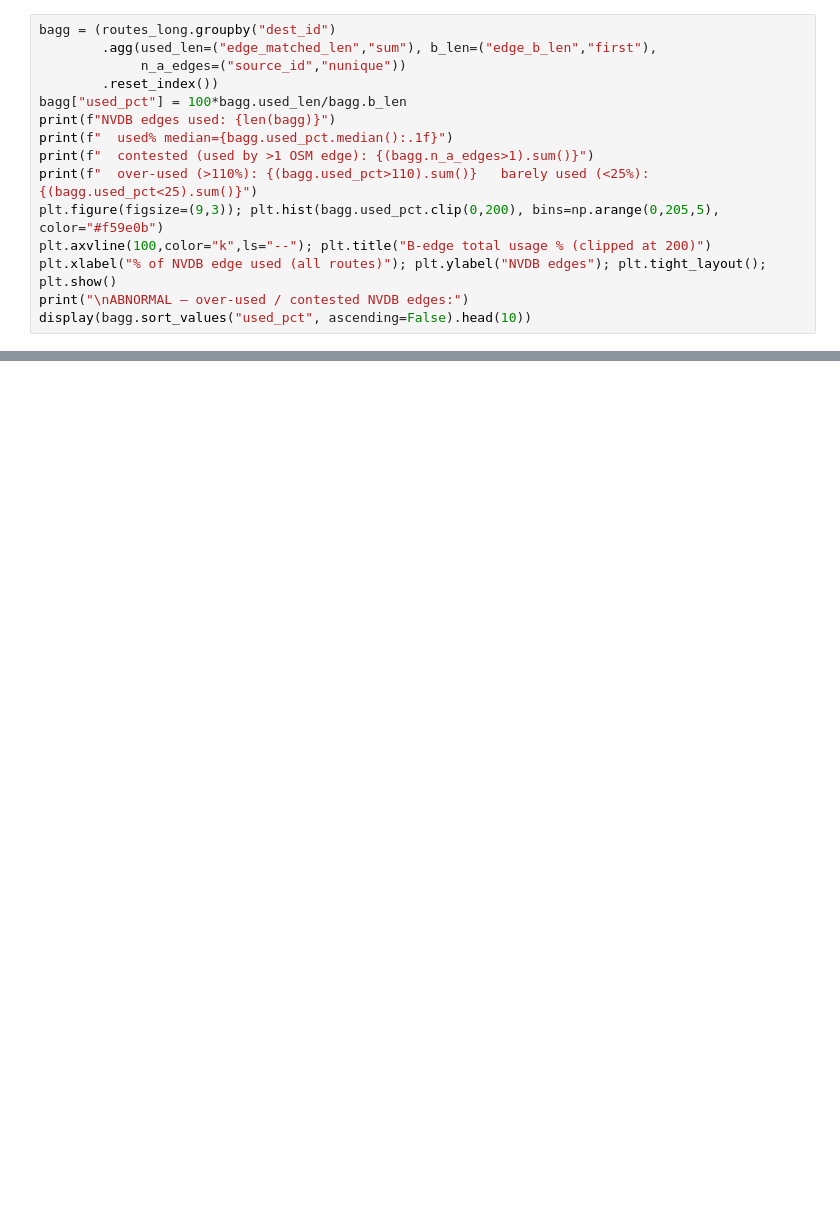
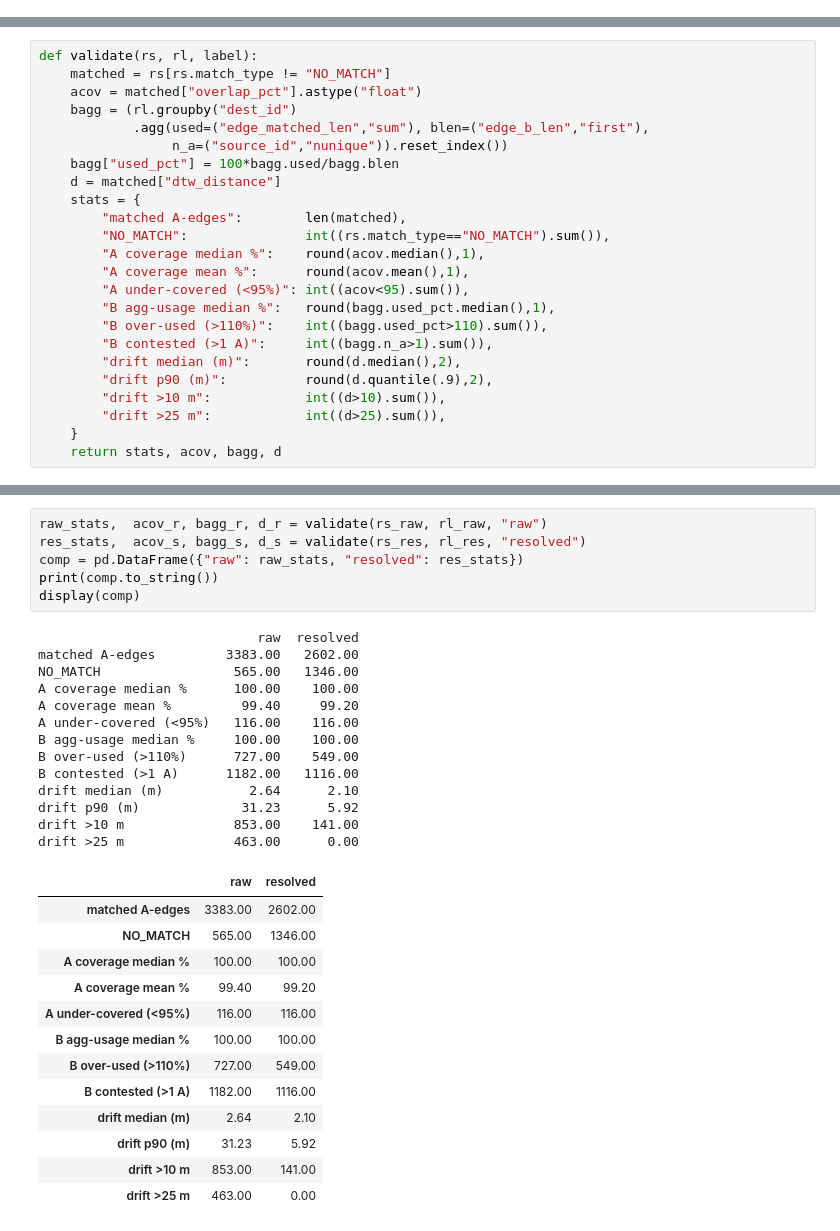
Before and after one commit to Khoshkhah/network-matching, a Jupyter notebook: notebooks/graph_dtw_validation.ipynb, the cells around one changed output, grey strips where cells are left out. Cells and saved outputs as stored; diff of their text form; blank space fills up the shorter version.

```diff
--- a/notebooks/graph_dtw_validation.ipynb
+++ b/notebooks/graph_dtw_validation.ipynb
@@ -103,15 +32,0 @@ For each NVDB edge, total matched length ÷ its length across **all** routes:
-# %%
-bagg = (routes_long.groupby("dest_id")
-        .agg(used_len=("edge_matched_len","sum"), b_len=("edge_b_len","first"),
-             n_a_edges=("source_id","nunique"))
-        .reset_index())
-bagg["used_pct"] = 100*bagg.used_len/bagg.b_len
-print(f"NVDB edges used: {len(bagg)}")
-print(f"  used% median={bagg.used_pct.median():.1f}")
-print(f"  contested (used by >1 OSM edge): {(bagg.n_a_edges>1).sum()}")
-print(f"  over-used (>110%): {(bagg.used_pct>110).sum()}   barely used (<25%): {(bagg.used_pct<25).sum()}")
-plt.figure(figsize=(9,3)); plt.hist(bagg.used_pct.clip(0,200), bins=np.arange(0,205,5), color="#f59e0b")
-plt.axvline(100,color="k",ls="--"); plt.title("B-edge total usage % (clipped at 200)")
-plt.xlabel("% of NVDB edge used (all routes)"); plt.ylabel("NVDB edges"); plt.tight_layout(); plt.show()
-print("\nABNORMAL — over-used / contested NVDB edges:")
-display(bagg.sort_values("used_pct", ascending=False).head(10))
@@ -212,0 +35,24 @@ Name: count, dtype: int64
+# %%
+def validate(rs, rl, label):
+    matched = rs[rs.match_type != "NO_MATCH"]
+    acov = matched["overlap_pct"].astype("float")
+    bagg = (rl.groupby("dest_id")
+            .agg(used=("edge_matched_len","sum"), blen=("edge_b_len","first"),
+                 n_a=("source_id","nunique")).reset_index())
+    bagg["used_pct"] = 100*bagg.used/bagg.blen
+    d = matched["dtw_distance"]
+    stats = {
+        "matched A-edges":        len(matched),
+        "NO_MATCH":               int((rs.match_type=="NO_MATCH").sum()),
+        "A coverage median %":    round(acov.median(),1),
+        "A coverage mean %":      round(acov.mean(),1),
+        "A under-covered (<95%)": int((acov<95).sum()),
+        "B agg-usage median %":   round(bagg.used_pct.median(),1),
+        "B over-used (>110%)":    int((bagg.used_pct>110).sum()),
+        "B contested (>1 A)":     int((bagg.n_a>1).sum()),
+        "drift median (m)":       round(d.median(),2),
+        "drift p90 (m)":          round(d.quantile(.9),2),
+        "drift >10 m":            int((d>10).sum()),
+        "drift >25 m":            int((d>25).sum()),
+    }
+    return stats, acov, bagg, d
@@ -212,0 +61,33 @@ Name: count, dtype: int64
+# %%
+raw_stats,  acov_r, bagg_r, d_r = validate(rs_raw, rl_raw, "raw")
+res_stats,  acov_s, bagg_s, d_s = validate(rs_res, rl_res, "resolved")
+comp = pd.DataFrame({"raw": raw_stats, "resolved": res_stats})
+print(comp.to_string())
+display(comp)
+# %% [output]
+                            raw  resolved
+matched A-edges         3383.00   2602.00
+NO_MATCH                 565.00   1346.00
+A coverage median %      100.00    100.00
+A coverage mean %         99.40     99.20
+A under-covered (<95%)   116.00    116.00
+B agg-usage median %     100.00    100.00
+B over-used (>110%)      727.00    549.00
+B contested (>1 A)      1182.00   1116.00
+drift median (m)           2.64      2.10
+drift p90 (m)             31.23      5.92
+drift >10 m              853.00    141.00
+drift >25 m              463.00      0.00
+|  | raw | resolved |
+| matched A-edges | 3383.00 | 2602.00 |
+| NO_MATCH | 565.00 | 1346.00 |
+| A coverage median % | 100.00 | 100.00 |
+| A coverage mean % | 99.40 | 99.20 |
+| A under-covered (<95%) | 116.00 | 116.00 |
+| B agg-usage median % | 100.00 | 100.00 |
+| B over-used (>110%) | 727.00 | 549.00 |
+| B contested (>1 A) | 1182.00 | 1116.00 |
+| drift median (m) | 2.64 | 2.10 |
+| drift p90 (m) | 31.23 | 5.92 |
+| drift >10 m | 853.00 | 141.00 |
+| drift >25 m | 463.00 | 0.00 |
```
Also changed, not shown: parts of 20 cells of this notebook.
